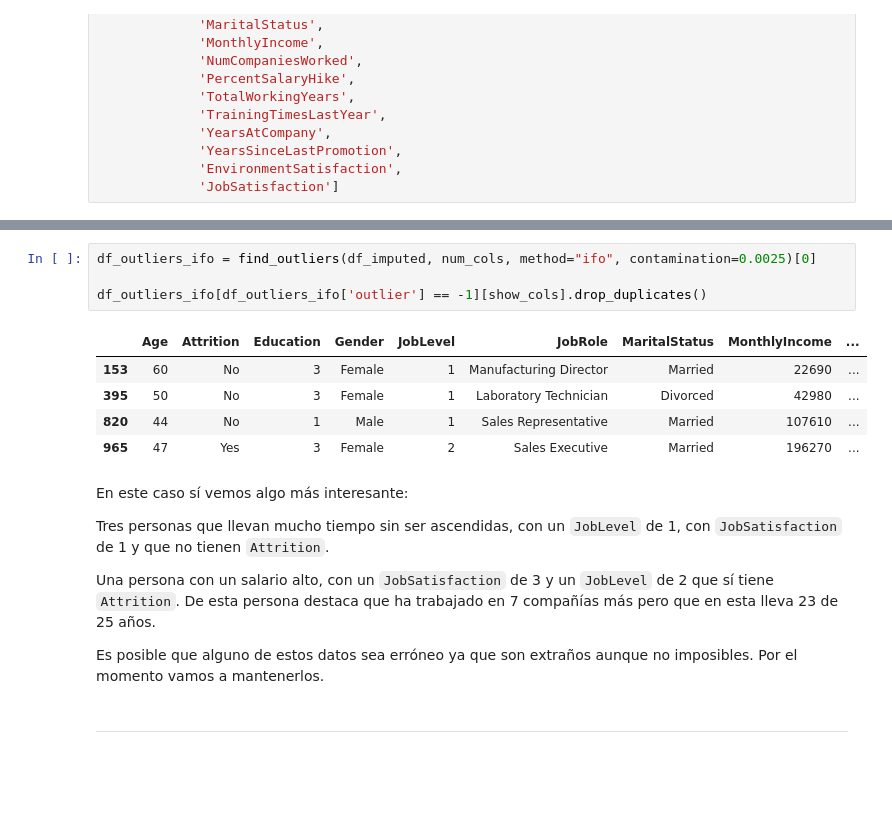
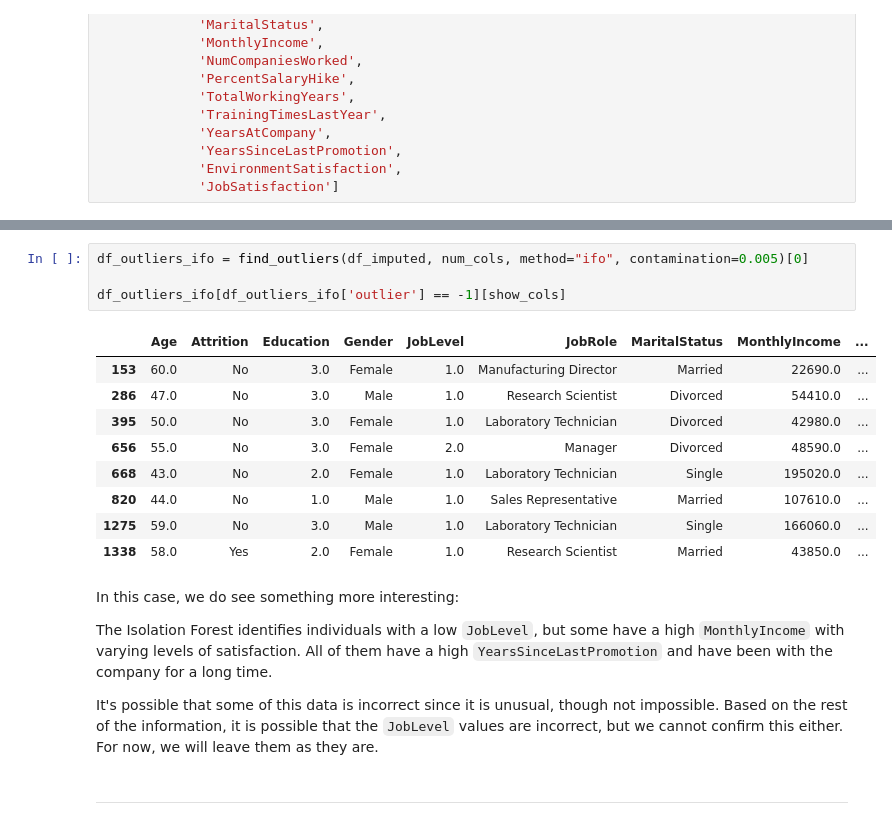
Before and after one commit to SupernovaIa/Proyecto-8-Prediccion-de-Retencion-de-Empleados, a Jupyter notebook: notebook/02-null_outlier_handling.ipynb, the cells around one changed output, grey strips where cells are left out. Cells and saved outputs as stored; diff of their text form; blank space fills up the shorter version.

```diff
--- a/notebook/02-null_outlier_handling.ipynb
+++ b/notebook/02-null_outlier_handling.ipynb
@@ -124,21 +138,23 @@ Si utilizamos el método `IsolationForest`
 # %%
-df_outliers_ifo = find_outliers(df_imputed, num_cols, method="ifo", contamination=0.0025)[0]
+df_outliers_ifo = find_outliers(df_imputed, num_cols, method="ifo", contamination=0.005)[0]
 
-df_outliers_ifo[df_outliers_ifo['outlier'] == -1][show_cols].drop_duplicates()
+df_outliers_ifo[df_outliers_ifo['outlier'] == -1][show_cols]
 # %% [output]
 |  | Age | Attrition | Education | Gender | JobLevel | JobRole | MaritalStatus | MonthlyIncome | ... |
-| 153 | 60 | No | 3 | Female | 1 | Manufacturing Director | Married | 22690 | ... |
-| 395 | 50 | No | 3 | Female | 1 | Laboratory Technician | Divorced | 42980 | ... |
-| 820 | 44 | No | 1 | Male | 1 | Sales Representative | Married | 107610 | ... |
-| 965 | 47 | Yes | 3 | Female | 2 | Sales Executive | Married | 196270 | ... |
+| 153 | 60.0 | No | 3.0 | Female | 1.0 | Manufacturing Director | Married | 22690.0 | ... |
+| 286 | 47.0 | No | 3.0 | Male | 1.0 | Research Scientist | Divorced | 54410.0 | ... |
+| 395 | 50.0 | No | 3.0 | Female | 1.0 | Laboratory Technician | Divorced | 42980.0 | ... |
+| 656 | 55.0 | No | 3.0 | Female | 2.0 | Manager | Divorced | 48590.0 | ... |
+| 668 | 43.0 | No | 2.0 | Female | 1.0 | Laboratory Technician | Single | 195020.0 | ... |
+| 820 | 44.0 | No | 1.0 | Male | 1.0 | Sales Representative | Married | 107610.0 | ... |
+| 1275 | 59.0 | No | 3.0 | Male | 1.0 | Laboratory Technician | Single | 166060.0 | ... |
+| 1338 | 58.0 | Yes | 2.0 | Female | 1.0 | Research Scientist | Married | 43850.0 | ... |
-# %% [markdown]
-En este caso sí vemos algo más interesante:
-
-Tres personas que llevan mucho tiempo sin ser ascendidas, con un `JobLevel` de 1, con `JobSatisfaction` de 1 y que no tienen `Attrition`.
-
-Una persona con un salario alto, con un `JobSatisfaction` de 3 y un `JobLevel` de 2 que sí tiene `Attrition`. De esta persona destaca que ha trabajado en 7 compañías más pero que en esta lleva 23 de 25 años.
-
-Es posible que alguno de estos datos sea erróneo ya que son extraños aunque no imposibles. Por el momento vamos a mantenerlos.
+# %% [markdown]
+In this case, we do see something more interesting:
+
+The Isolation Forest identifies individuals with a low `JobLevel`, but some have a high `MonthlyIncome` with varying levels of satisfaction. All of them have a high `YearsSinceLastPromotion` and have been with the company for a long time.
+
+It's possible that some of this data is incorrect since it is unusual, though not impossible. Based on the rest of the information, it is possible that the `JobLevel` values are incorrect, but we cannot confirm this either. For now, we will leave them as they are.
 # %% [markdown]
 ---
 # %% [markdown]
```
Also changed, not shown: parts of 28 cells of this notebook, 3 other files.
